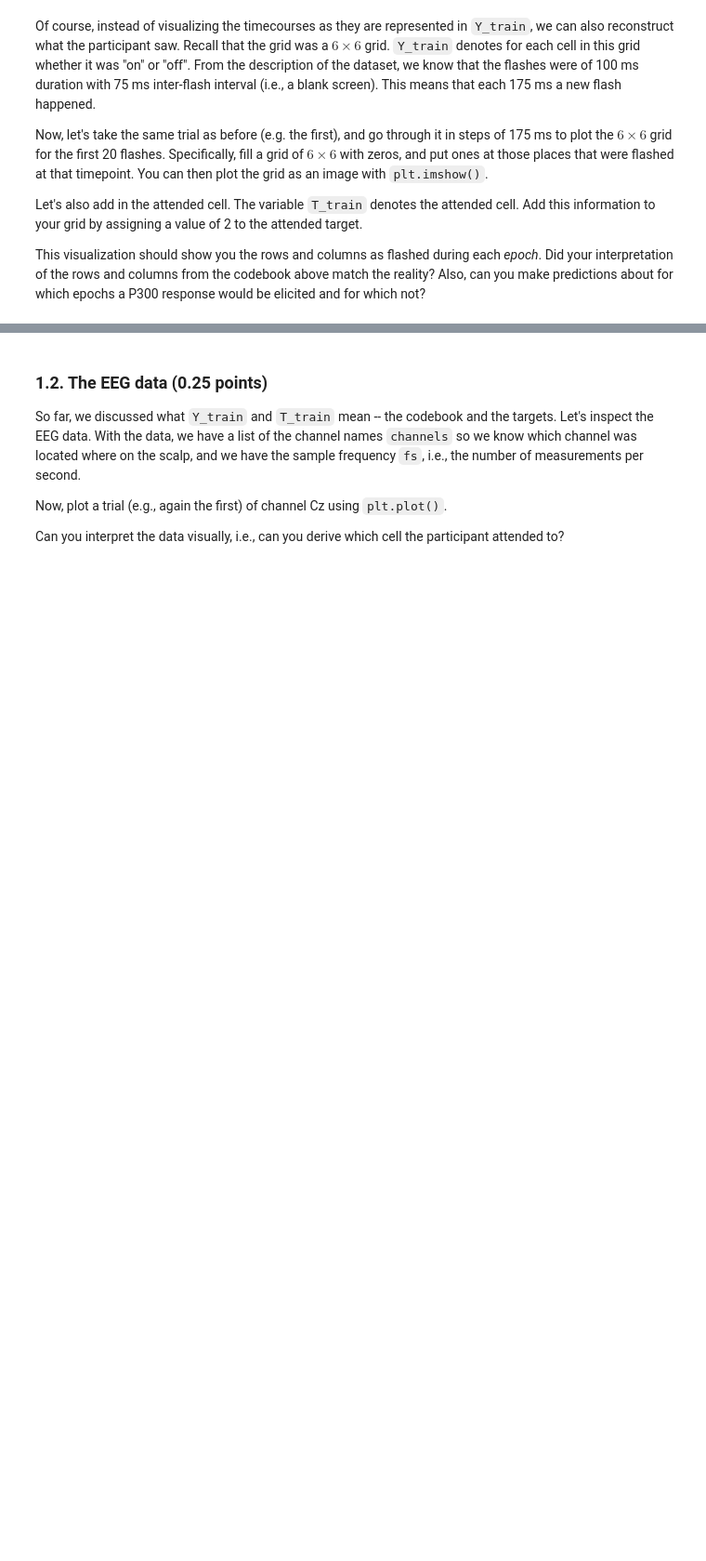
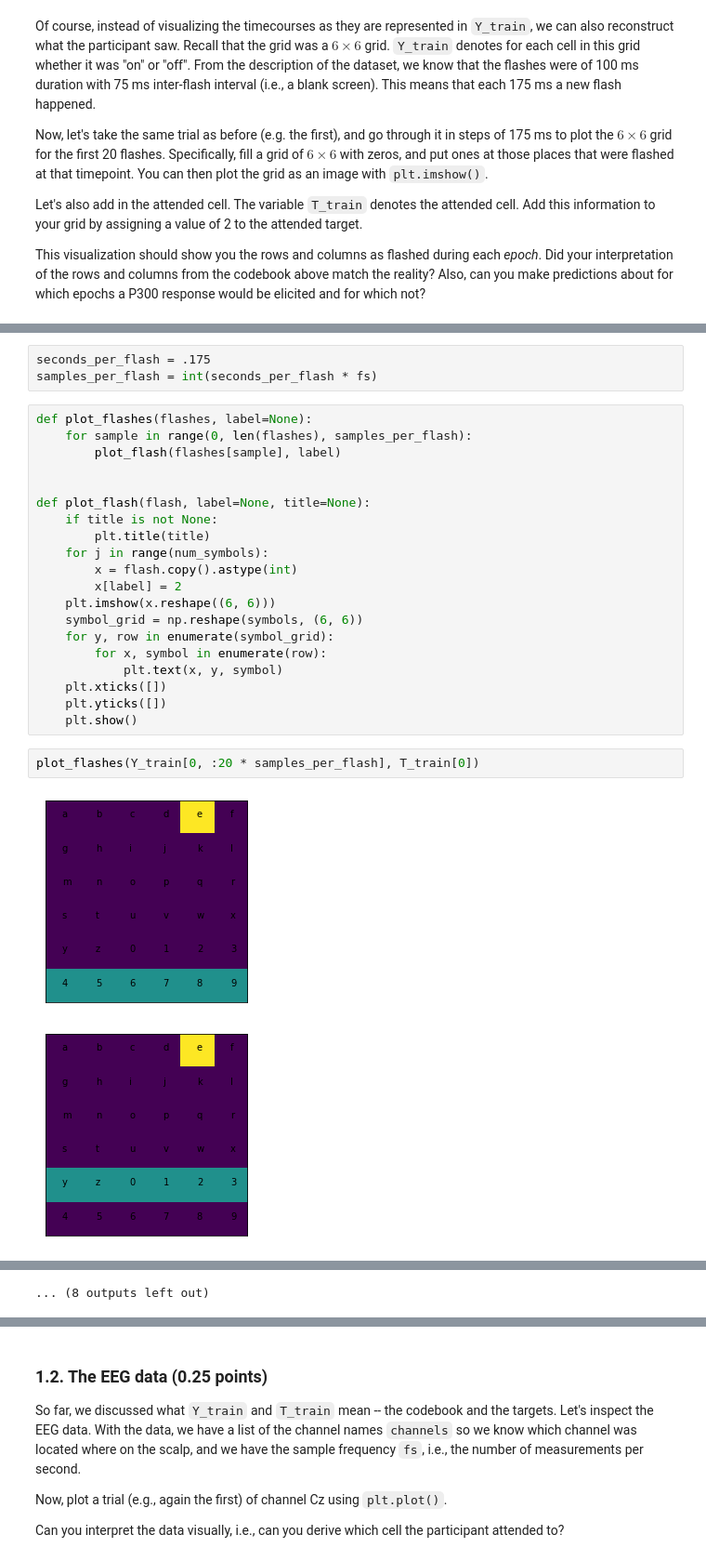
Before and after one commit to malyvsen/radboud-bci, a Jupyter notebook: assignment1.ipynb, the cells around one changed output, grey strips where cells are left out. Shown at 93% size. Saved outputs shown, nothing was run; the diff lists cells and outputs as text; blank space fills up the shorter version.

```diff
--- a/assignment1.ipynb
+++ b/assignment1.ipynb
@@ -273,0 +249,28 @@ Flash 6.0
+# %%
+seconds_per_flash = .175
+samples_per_flash = int(seconds_per_flash * fs)
+# %%
+def plot_flashes(flashes, label=None):
+    for sample in range(0, len(flashes), samples_per_flash):
+        plot_flash(flashes[sample], label)
+
+
+def plot_flash(flash, label=None, title=None):
+    if title is not None:
+        plt.title(title)
+    for j in range(num_symbols):
+        x = flash.copy().astype(int)
+        x[label] = 2
+    plt.imshow(x.reshape((6, 6)))
+    symbol_grid = np.reshape(symbols, (6, 6))
+    for y, row in enumerate(symbol_grid):
+        for x, symbol in enumerate(row):
+            plt.text(x, y, symbol)
+    plt.xticks([])
+    plt.yticks([])
+    plt.show()
+# %%
+plot_flashes(Y_train[0, :20 * samples_per_flash], T_train[0])
+# %% [output]
+[figure, added]
+[figure, added]
@@ -273,0 +287 @@ Flash 6.0
+... (8 outputs left out)
```
Also changed, not shown: parts of 31 cells of this notebook.
